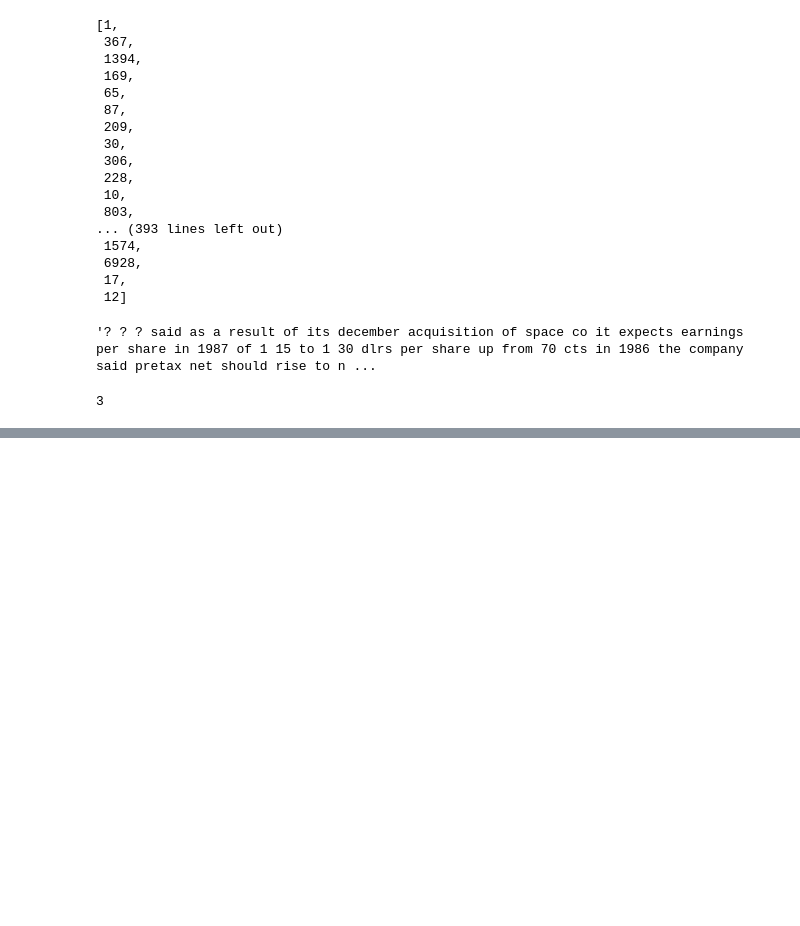
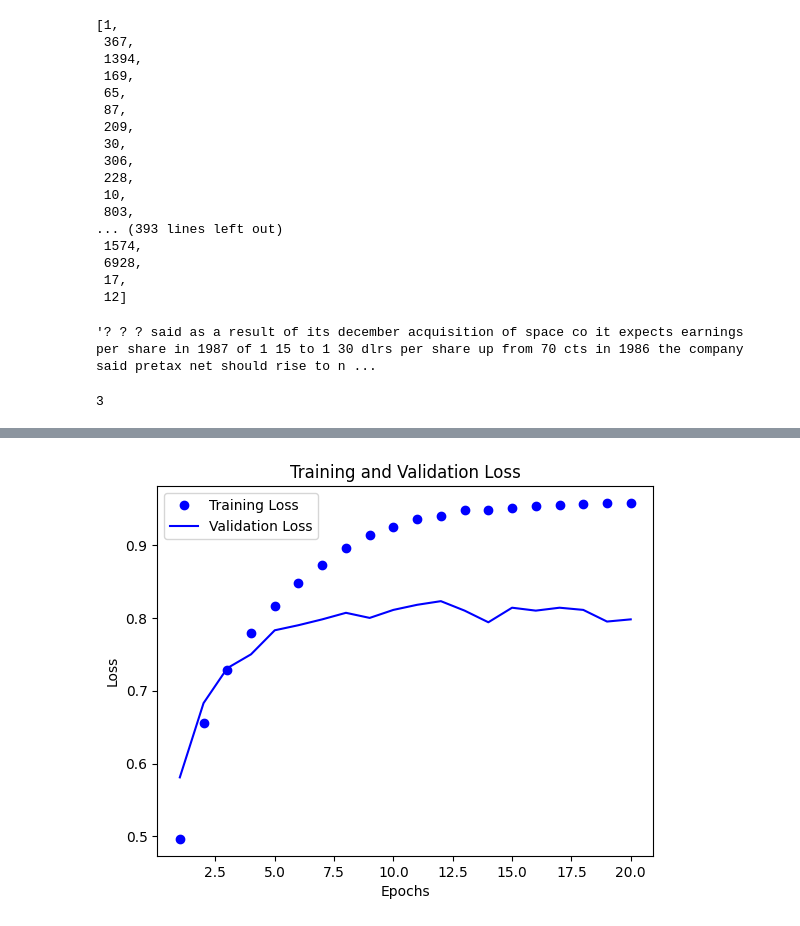
Before and after one commit to sarojoe10/Python-Neural-Networks, a Jupyter notebook: Multiclass Classification.ipynb, the cells around one changed output, grey strips where cells are left out. Cells and saved outputs as stored; diff of their text form; code cells hidden in the pictures; blank space fills up the shorter version.

```diff
--- a/Multiclass Classification.ipynb
+++ b/Multiclass Classification.ipynb
@@ -128,0 +140,16 @@ epochs = range(1, len)
+# %%
+acc = trained_model.history['accuracy']
+val_acc = trained_model.history['val_accuracy']
+
+epochs = range(1, len(acc) + 1)
+
+plt.plot(epochs, acc, 'bo', label='Training Loss')
+plt.plot(epochs, val_acc, 'b', label='Validation Loss')
+plt.title('Training and Validation Loss')
+plt.xlabel('Epochs')
+plt.ylabel('Loss')
+plt.legend()
+
+plt.show()
+# %% [output]
+[figure, added]
```
Also changed, not shown: parts of 11 cells of this notebook.
